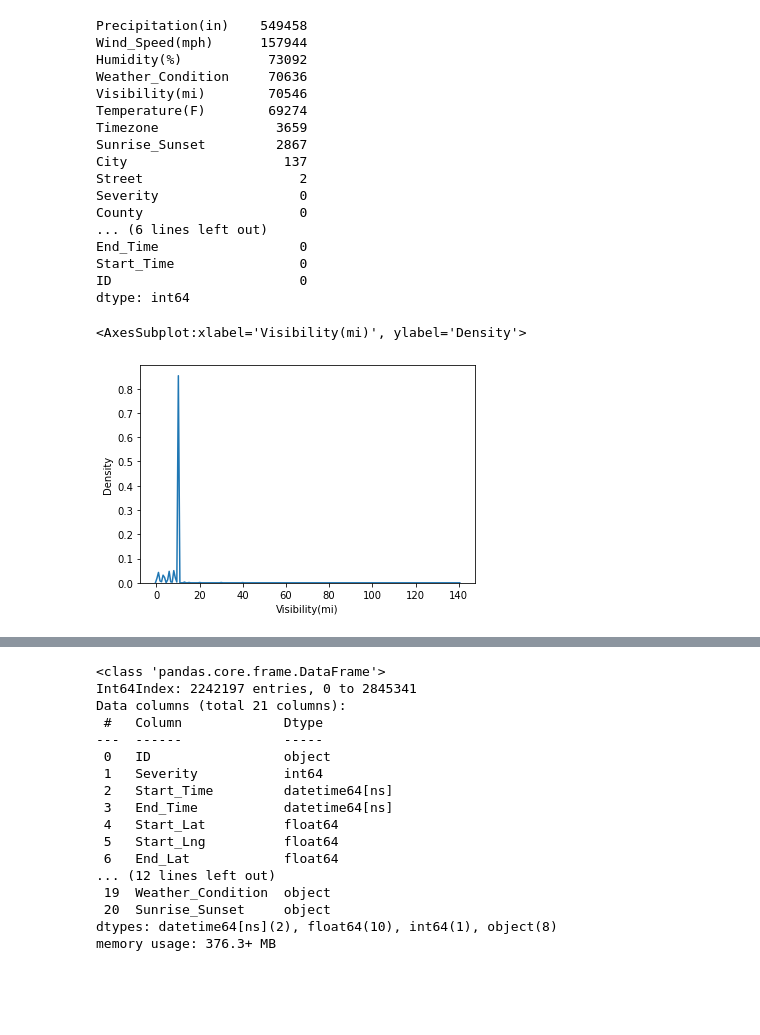
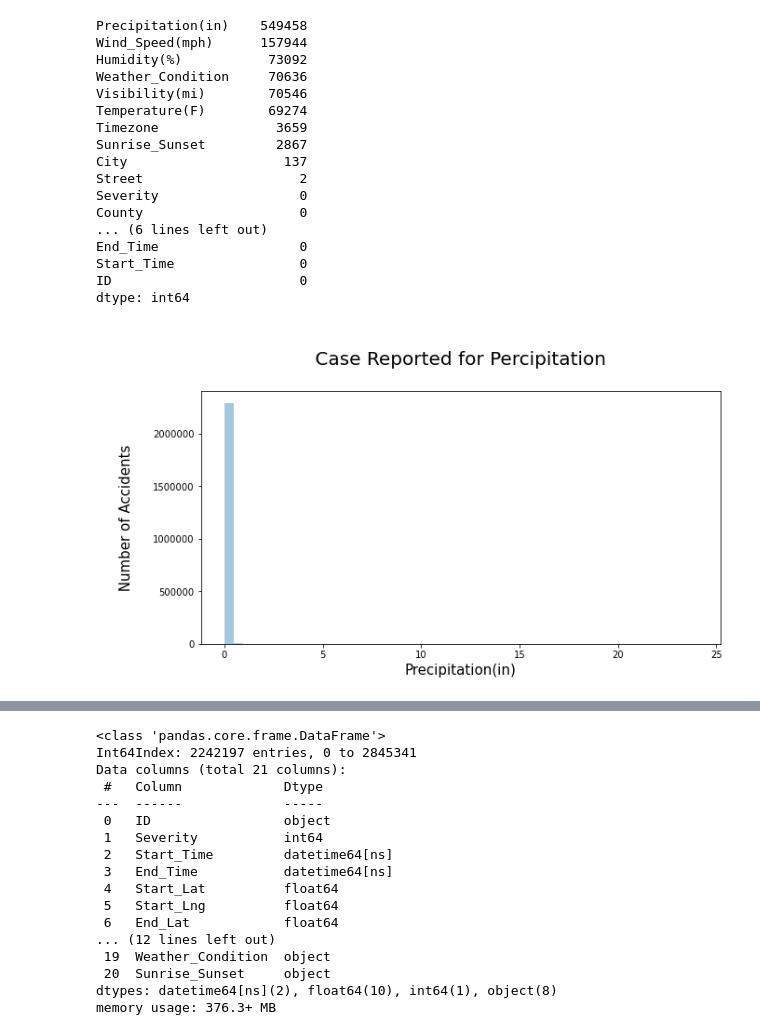
Before and after one commit to NikosKefalas/Car-Accidents-EDA, a Jupyter notebook: Analysis/Car Accident Analysis.ipynb, the cells around one changed output, grey strips where cells are left out. Cells and saved outputs as stored; diff of their text form; code cells hidden in the pictures; blank space fills up the shorter version.

```diff
--- a/Analysis/Car Accident Analysis.ipynb
+++ b/Analysis/Car Accident Analysis.ipynb
@@ -195,9 +195,13 @@ End_Time                  0
 Start_Time                0
 ID                        0
 dtype: int64
-# %%
-sns.kdeplot(data=accidents['Visibility(mi)'])
-# %% [output]
-<AxesSubplot:xlabel='Visibility(mi)', ylabel='Density'>
-[figure, removed]
+# %%
+plt.figure(figsize=(10,5))
+plt.title('\n Case Reported for Percipitation \n', size=20)
+plt.ylabel('\n Number of Accidents \n', fontsize=15)
+plt.xlabel('\n Precipitation(in)\n', fontsize=15)
+sns.distplot(accidents["Precipitation(in)"],kde=False)
+plt.ticklabel_format(style='plain', axis='y')
+# %% [output]
+[figure, added]
 # %%
```
Also changed, not shown: parts of 20 cells of this notebook.
